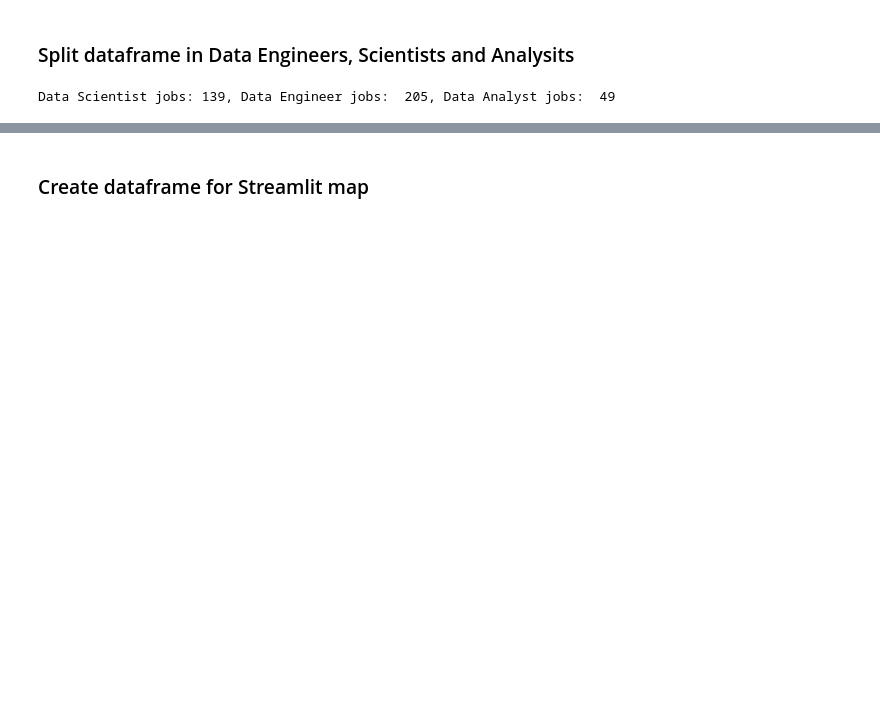
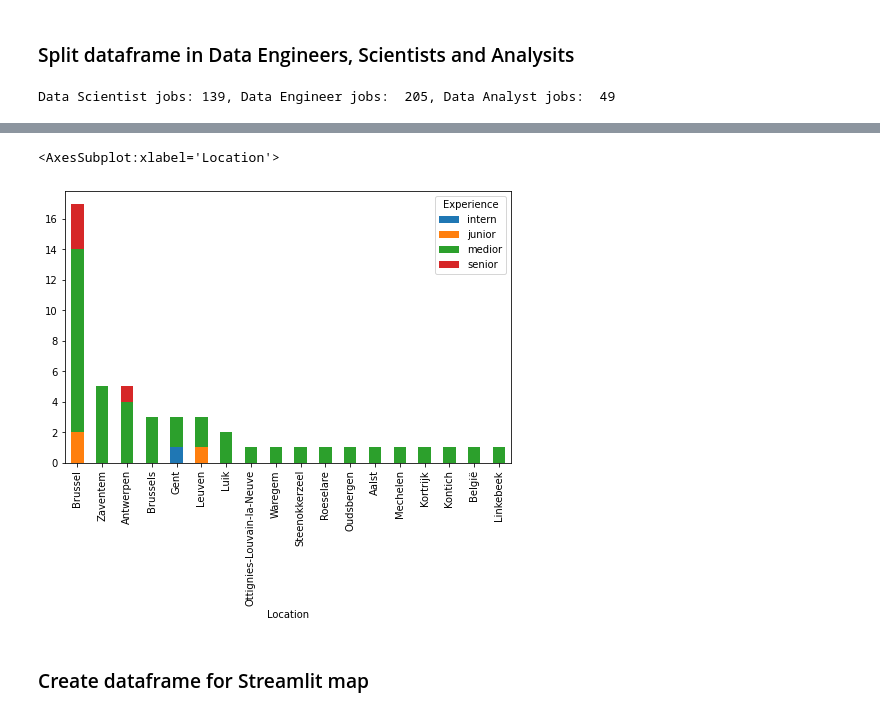
Before and after one commit to MaartenVandenhof-r0613805/Job-analysis, a Jupyter notebook: notebooks/linkedin-data-science-job-analysis-belgium.ipynb, the cells around one changed output, grey strips where cells are left out. Drawn from its saved outputs; the diff is of its cells as text; code cells hidden in the pictures; blank space fills up the shorter version.

```diff
--- a/notebooks/linkedin-data-science-job-analysis-belgium.ipynb
+++ b/notebooks/linkedin-data-science-job-analysis-belgium.ipynb
@@ -196,3 +222,14 @@ da_cards.groupby(["Location"])["Title"].count().sort_values(ascending=False).plo
+# %%
+# Data Analyst
+da = pd.DataFrame(da_cards.groupby(["Location", "Experience"])["Experience"].count().sort_values(ascending=False))
+da = da.rename(columns={"Experience" : "Count"})
+da = da.reset_index()
+
+da_new = da.pivot_table(values="Count", columns="Experience", aggfunc="first", index="Location")
+da_new.sort_values("medior", ascending=False).plot(kind="bar", stacked=True, figsize=(8, 5))
+# %% [output]
+<AxesSubplot:xlabel='Location'>
+[figure, added]
 # %% [markdown]
 ### Create dataframe for Streamlit map
 # %%
```
Also changed, not shown: parts of 21 cells of this notebook.
